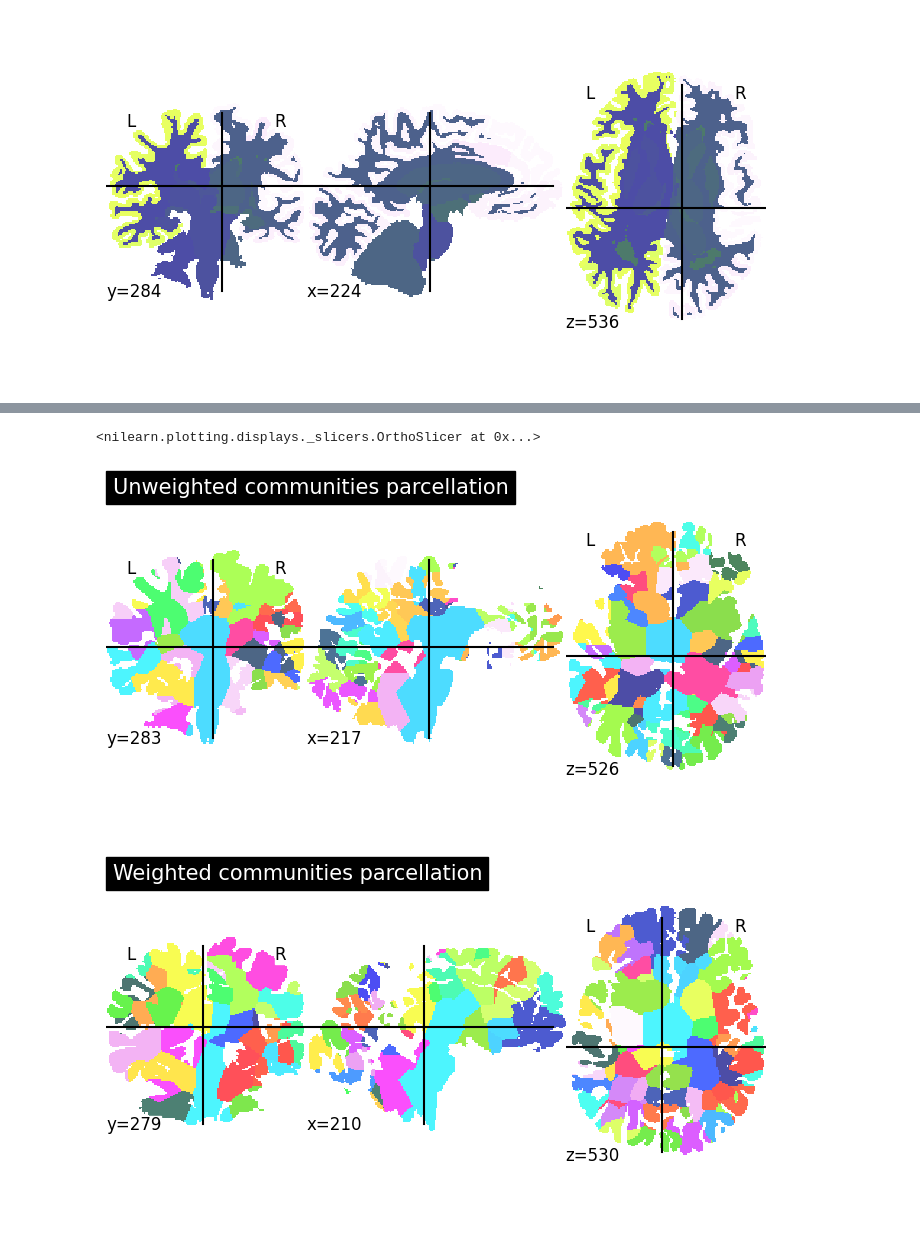
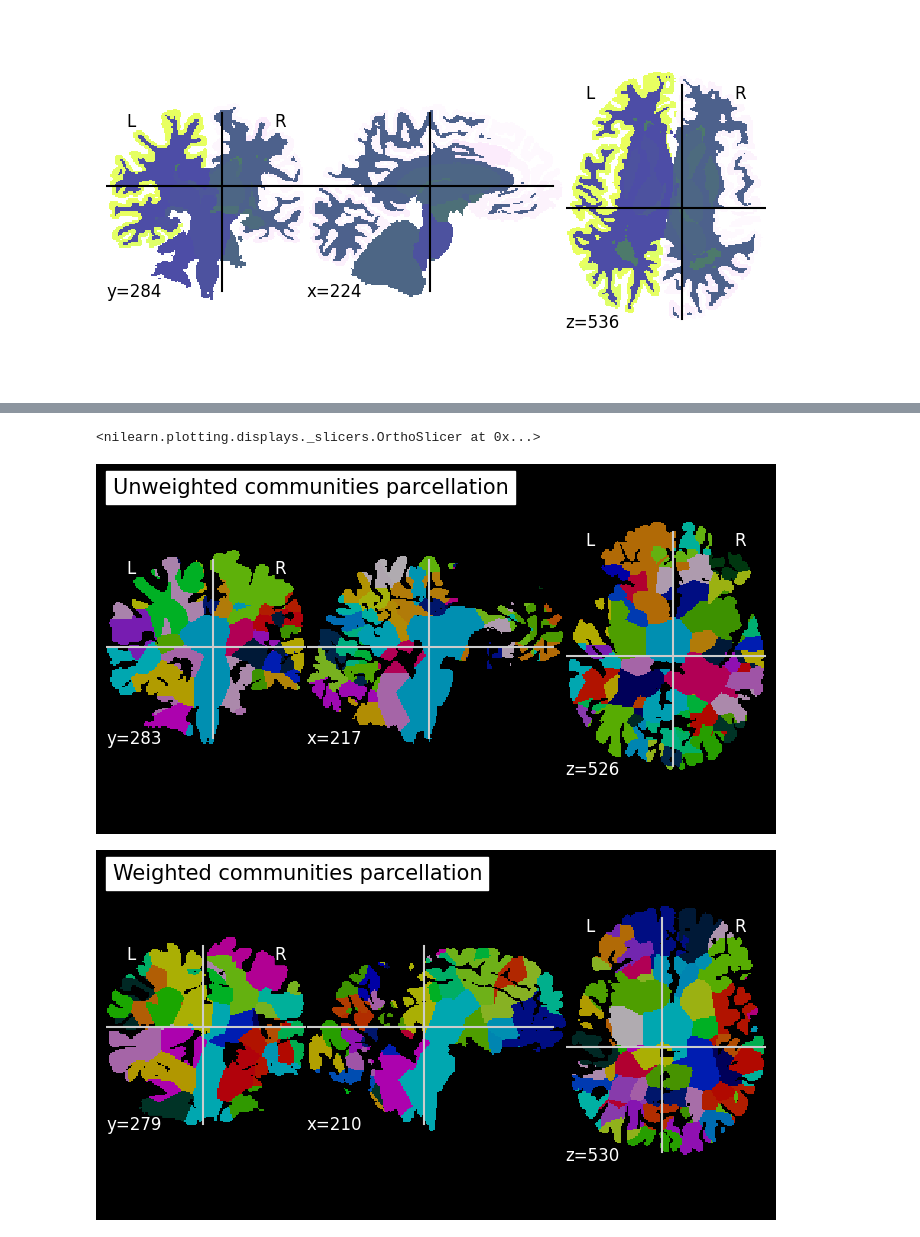
Before and after one commit to DePasquale99/MRI-network, a Jupyter notebook: atlas_analysis.ipynb, the cells around one changed output, grey strips where cells are left out. Cells and saved outputs as stored; diff of their text form; code cells hidden in the pictures.

```diff
--- a/atlas_analysis.ipynb
+++ b/atlas_analysis.ipynb
@@ -52,7 +53,8 @@ plotting.plot_roi(img)
 [figure]
 # %%
 
-mgz_img = nib.load(image_path)
+mgz_img =  mghf.load(image_path)
+#mgz_img = nib.load(image_path)
 mgz_data = mgz_img.get_fdata()  # Extract the data as a NumPy array
 affine = mgz_img.affine  # Get the affine transformation
 
@@ -79,13 +81,13 @@ plotting.plot_roi(nifti_img, title="Fastsurfer parcellation")
 # %%
 community_map = np.load('PR-graphomics/unweighted_labels.npy')
 w_community_map = np.load('PR-graphomics/weighted_labels.npy')
 
 community_map = community_map.astype(float)
 w_community_map = w_community_map.astype(float)
 
-plotting.plot_roi(nib.Nifti1Image(community_map, affine=affine), title="Unweighted communities parcellation")
-plotting.plot_roi(nib.Nifti1Image(w_community_map, affine=affine), title="Weighted communities parcellation")
+plotting.plot_roi(nib.Nifti1Image(community_map, affine=affine),  black_bg=True,title="Unweighted communities parcellation")
+plotting.plot_roi(nib.Nifti1Image(w_community_map, affine=affine),  black_bg=True,title="Weighted communities parcellation")
 # %% [output]
 <nilearn.plotting.displays._slicers.OrthoSlicer at 0x...>
-[figure, old version]
+[figure, new version]
-[figure, old version]
+[figure, new version]
```
Also changed, not shown: parts of 2 cells of this notebook, 2 other files.
